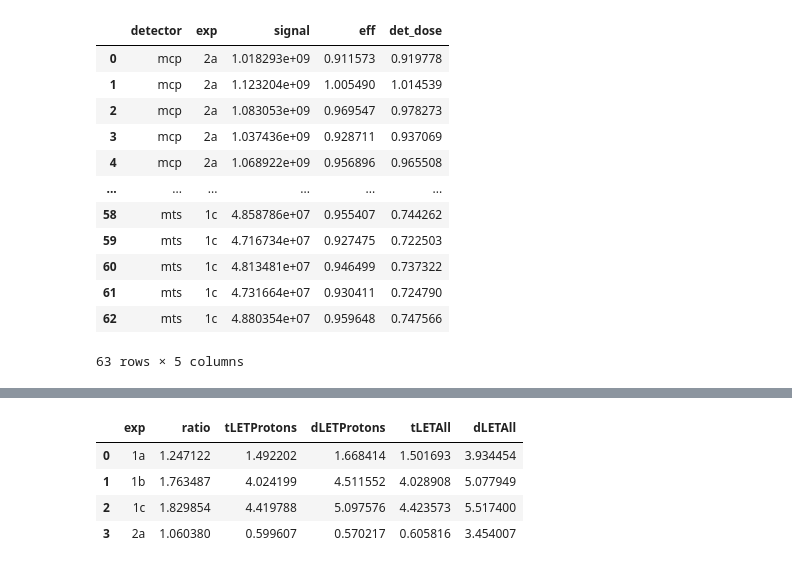
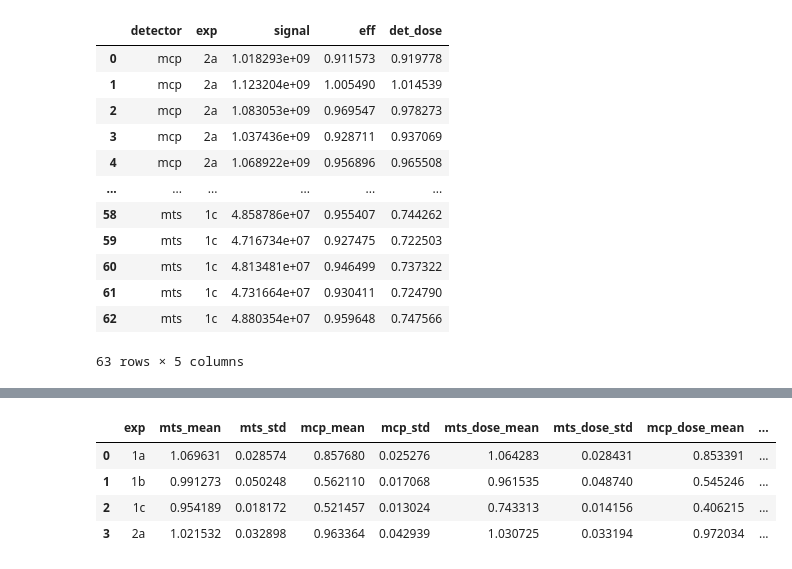
Before and after one commit to grzanka/tld_let_calibration, a Jupyter notebook: notebook/0.7-ifj-calibration.ipynb, the cells around one changed output, grey strips where cells are left out. Drawn from its saved outputs; the diff is of its cells as text; code cells hidden in the pictures.

Commit message:
doses

```diff
--- a/notebook/0.7-ifj-calibration.ipynb
+++ b/notebook/0.7-ifj-calibration.ipynb
@@ -550,12 +526,30 @@ df_ratio
-# %%
-df_ratio["tLETProtons"] = calibration_function(df_ratio_melted, "t", "Protons", df_ratio["ratio"].values)
-df_ratio["dLETProtons"] = calibration_function(df_ratio_melted, "d", "Protons", df_ratio["ratio"].values)
-df_ratio["tLETAll"] = calibration_function(df_ratio_melted, "t", "All", df_ratio["ratio"].values)
-df_ratio["dLETAll"] = calibration_function(df_ratio_melted, "d", "All", df_ratio["ratio"].values)
-df_ratio
-# %% [output]
-|  | exp | ratio | tLETProtons | dLETProtons | tLETAll | dLETAll |
-| 0 | 1a | 1.247122 | 1.492202 | 1.668414 | 1.501693 | 3.934454 |
-| 1 | 1b | 1.763487 | 4.024199 | 4.511552 | 4.028908 | 5.077949 |
-| 2 | 1c | 1.829854 | 4.419788 | 5.097576 | 4.423573 | 5.517400 |
-| 3 | 2a | 1.060380 | 0.599607 | 0.570217 | 0.605816 | 3.454007 |
+# %%
+df_ratio = df_dctp[df_dctp.detector == "mts"].groupby(["exp"])["eff"].mean().reset_index()
+df_ratio.rename(columns={"eff": "mts_mean"}, inplace=True)
+df_ratio["mts_std"] = df_dctp[df_dctp.detector == "mts"].groupby(["exp"])["eff"].std().reset_index().eff.values
+df_ratio["mcp_mean"] = df_dctp[df_dctp.detector == "mcp"].groupby(["exp"])["eff"].mean().reset_index().eff.values
+df_ratio["mcp_std"] = df_dctp[df_dctp.detector == "mcp"].groupby(["exp"])["eff"].std().reset_index().eff.values
+df_ratio["mts_dose_mean"] = (
+    df_dctp[df_dctp.detector == "mts"].groupby(["exp"])["det_dose"].mean().reset_index().det_dose.values
+)
+df_ratio["mts_dose_std"] = (
+    df_dctp[df_dctp.detector == "mts"].groupby(["exp"])["det_dose"].std().reset_index().det_dose.values
+)
+df_ratio["mcp_dose_mean"] = (
+    df_dctp[df_dctp.detector == "mcp"].groupby(["exp"])["det_dose"].mean().reset_index().det_dose.values
+)
+df_ratio["mcp_dose_std"] = (
+    df_dctp[df_dctp.detector == "mcp"].groupby(["exp"])["det_dose"].std().reset_index().det_dose.values
+)
+df_ratio["ratio_mean"] = df_ratio["mts_mean"] / df_ratio["mcp_mean"]
+df_ratio["ratio_std"] = df_ratio["ratio_mean"] * np.sqrt(
+    (df_ratio["mts_std"] / df_ratio["mts_mean"]) ** 2
+    + (df_ratio["mcp_std"] * df_ratio["mts_mean"] / df_ratio["mcp_mean"] ** 2) ** 2
+)
+df_ratio
+# %% [output]
+|  | exp | mts_mean | mts_std | mcp_mean | mcp_std | mts_dose_mean | mts_dose_std | mcp_dose_mean | ... |
+| 0 | 1a | 1.069631 | 0.028574 | 0.857680 | 0.025276 | 1.064283 | 0.028431 | 0.853391 | ... |
+| 1 | 1b | 0.991273 | 0.050248 | 0.562110 | 0.017068 | 0.961535 | 0.048740 | 0.545246 | ... |
+| 2 | 1c | 0.954189 | 0.018172 | 0.521457 | 0.013024 | 0.743313 | 0.014156 | 0.406215 | ... |
+| 3 | 2a | 1.021532 | 0.032898 | 0.963364 | 0.042939 | 1.030725 | 0.033194 | 0.972034 | ... |
```
Also changed, not shown: parts of 2 cells of this notebook.
